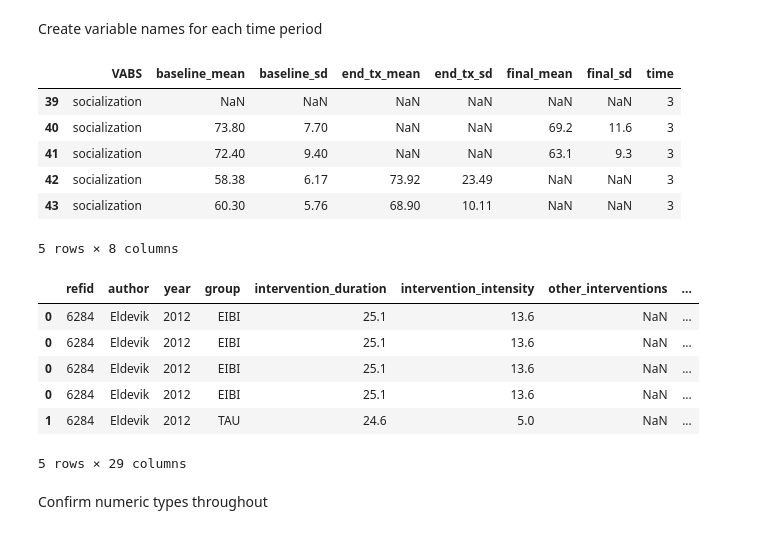
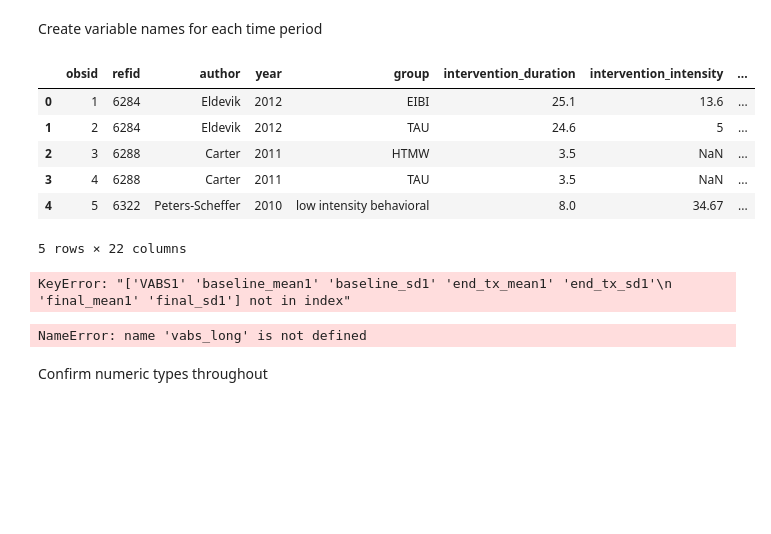
Before and after one commit to fonnesbeck/autism_intervention_MA, a Jupyter notebook: ASD Interventions Meta-analysis.ipynb, the cells around one changed output. Drawn from its saved outputs; the diff is of its cells as text; code cells hidden in the pictures; blank space fills up the shorter version.

```diff
--- a/ASD Interventions Meta-analysis.ipynb
+++ b/ASD Interventions Meta-analysis.ipynb
@@ -10,16 +10,16 @@ cognition_data = pd.read_csv('data/Cognition.csv',
 # %%
 # replace some values
 vabs_data = vabs_data.replace({'immed': 0})
-vabs_data.time_to_last_fup = vabs_data.time_to_last_fup.astype(float)
+vabs_data.time_to_last_fup = vabs_data.time_to_last_fup.replace({'3m':3}).astype(float)
 
 vabs_data.iq_mean = vabs_data.iq_mean.replace({'composite': np.nan})
 vabs_data.iq_mean = vabs_data.iq_mean.astype(float)
 
-vabs_data.VABS1 = vabs_data.VABS1.replace({'adap Beh composite': 'composite'})
-vabs_data.VABS2 = vabs_data.VABS2.replace({'Communication': 'communication'})
-vabs_data.VABS3 = vabs_data.VABS3.replace({'Daily living skills': 'daily living', 'Daily living': 'daily living'})
-vabs_data.VABS4 = vabs_data.VABS4.replace({'Socialization': 'socialization'})
-vabs_data.VABS2 = vabs_data.VABS2.replace({'VABS-Motor skills': 'motor skills', 'Motor skills': 'motor skills'})
+# vabs_data.VABS1 = vabs_data.VABS1.replace({'adap Beh composite': 'composite'})
+# vabs_data.VABS2 = vabs_data.VABS2.replace({'Communication': 'communication'})
+# vabs_data.VABS3 = vabs_data.VABS3.replace({'Daily living skills': 'daily living', 'Daily living': 'daily living'})
+# vabs_data.VABS4 = vabs_data.VABS4.replace({'Socialization': 'socialization'})
+# vabs_data.VABS2 = vabs_data.VABS2.replace({'VABS-Motor skills': 'motor skills', 'Motor skills': 'motor skills'})
 
 cognition_data = cognition_data.replace({'immed': 0})
 cognition_data.time_to_last_fup = cognition_data.time_to_last_fup.astype(float)
@@ -37,6 +37,16 @@ melt_vars = ['VABS',
 Create variable names for each time period
 # %%
 all_melt_vars = [['{0}{1}'.format(varname,i) for varname in melt_vars] for i in range(1, 5)]
+# %%
+vabs_data.head()
+# %% [output]
+|  | obsid | refid | author | year | group | intervention_duration | intervention_intensity | ... |
+| 0 | 1 | 6284 | Eldevik | 2012 | EIBI | 25.1 | 13.6 | ... |
+| 1 | 2 | 6284 | Eldevik | 2012 | TAU | 24.6 | 5 | ... |
+| 2 | 3 | 6288 | Carter | 2011 | HTMW | 3.5 | NaN | ... |
+| 3 | 4 | 6288 | Carter | 2011 | TAU | 3.5 | NaN | ... |
+| 4 | 5 | 6322 | Peters-Scheffer | 2010 | low intensity behavioral | 8.0 | 34.67 | ... |
+5 rows × 22 columns
 # %%
 varlist = []
 for i,v in enumerate(all_melt_vars):
@@ -45,25 +55,13 @@ for i,v in enumerate(all_melt_vars):
     chunk['time'] = i
     varlist.append(chunk)
 long_vars = pd.concat(varlist)
+# %% [output]
+KeyError: "['VABS1' 'baseline_mean1' 'baseline_sd1' 'end_tx_mean1' 'end_tx_sd1'\n 'final_mean1' 'final_sd1'] not in index"
 # %%
 long_vars.tail()
-# %% [output]
-|  | VABS | baseline_mean | baseline_sd | end_tx_mean | end_tx_sd | final_mean | final_sd | time |
-| 39 | socialization | NaN | NaN | NaN | NaN | NaN | NaN | 3 |
-| 40 | socialization | 73.80 | 7.70 | NaN | NaN | 69.2 | 11.6 | 3 |
-| 41 | socialization | 72.40 | 9.40 | NaN | NaN | 63.1 | 9.3 | 3 |
-| 42 | socialization | 58.38 | 6.17 | 73.92 | 23.49 | NaN | NaN | 3 |
-| 43 | socialization | 60.30 | 5.76 | 68.90 | 10.11 | NaN | NaN | 3 |
-5 rows × 8 columns
 # %%
 vabs_long = vabs_data[vabs_data.columns[:21]].merge(long_vars, how='right', left_index=True, right_index=True)
 # %%
 vabs_long.head()
 # %% [output]
-|  | refid | author | year | group | intervention_duration | intervention_intensity | other_interventions | ... |
-| 0 | 6284 | Eldevik | 2012 | EIBI | 25.1 | 13.6 | NaN | ... |
-| 0 | 6284 | Eldevik | 2012 | EIBI | 25.1 | 13.6 | NaN | ... |
-| 0 | 6284 | Eldevik | 2012 | EIBI | 25.1 | 13.6 | NaN | ... |
-| 0 | 6284 | Eldevik | 2012 | EIBI | 25.1 | 13.6 | NaN | ... |
-| 1 | 6284 | Eldevik | 2012 | TAU | 24.6 | 5.0 | NaN | ... |
-5 rows × 29 columns
+NameError: name 'vabs_long' is not defined
```
Also changed, not shown: parts of 13 cells of this notebook, 14 other files.
